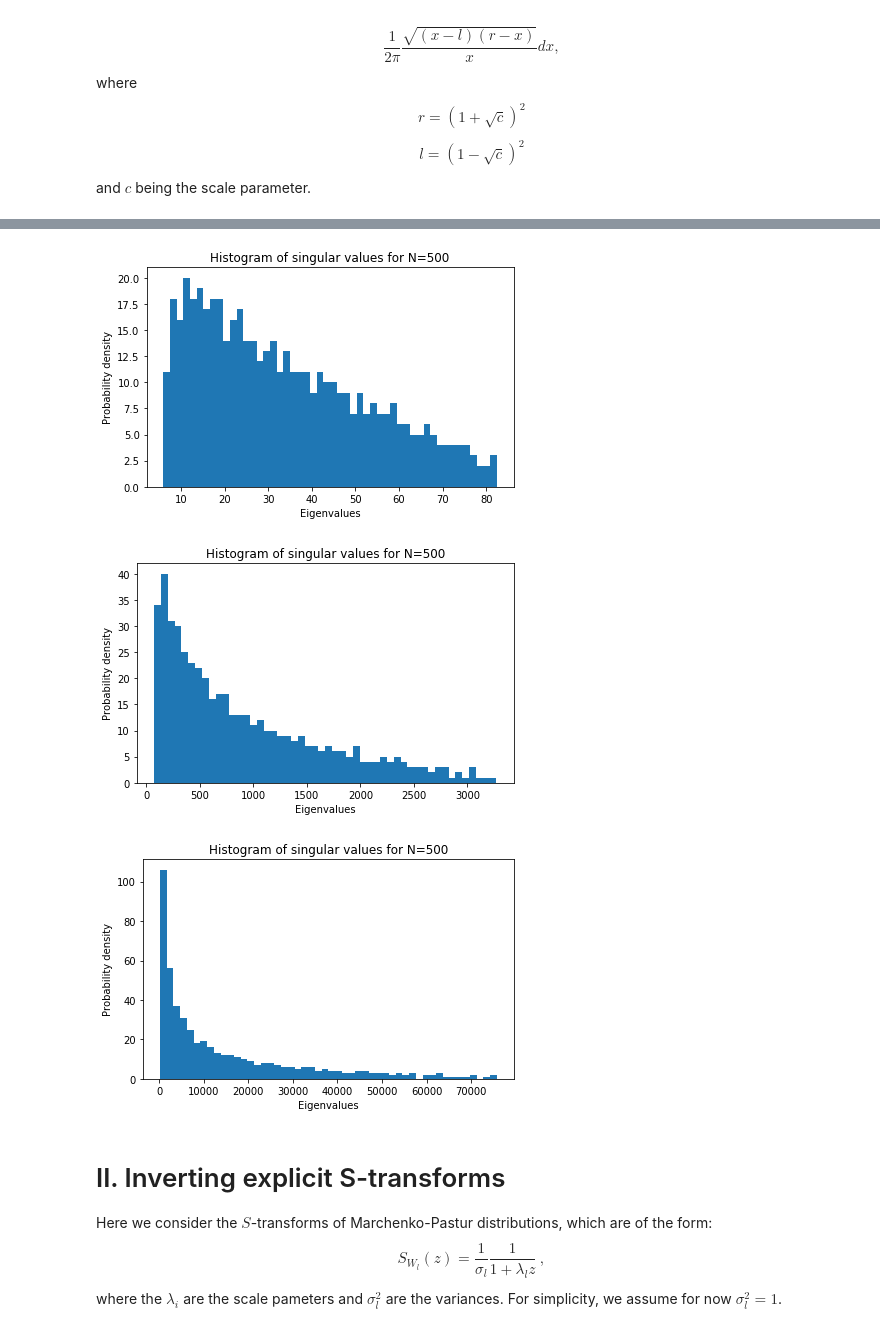
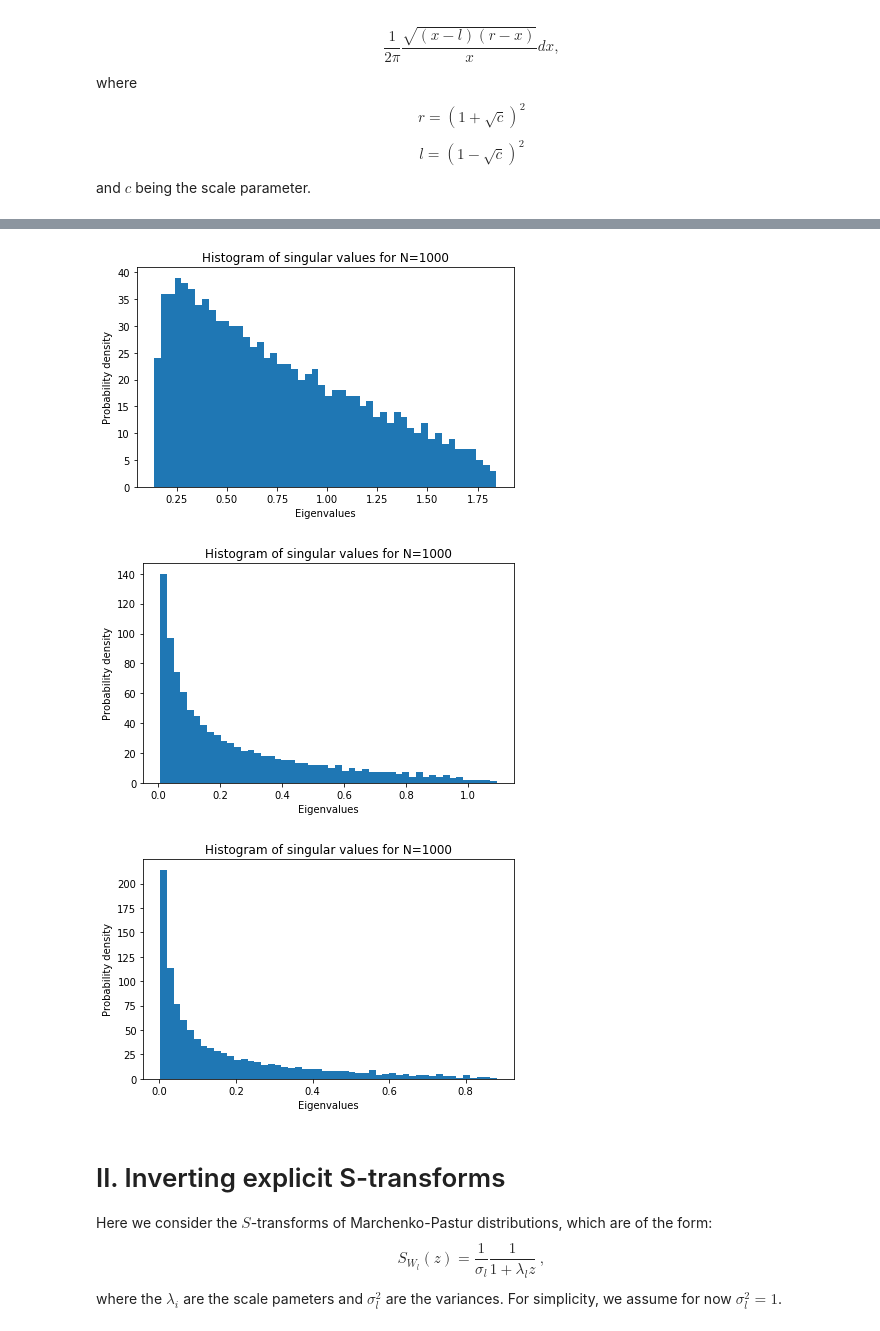
Before and after one commit to redachhaibi/FreeNN, a Jupyter notebook: ipynb/MultiplicativeFreeConvolution.ipynb, the cells around one changed output, grey strips where cells are left out. Cells and saved outputs as stored; diff of their text form; code cells hidden in the pictures.

```diff
--- a/ipynb/MultiplicativeFreeConvolution.ipynb
+++ b/ipynb/MultiplicativeFreeConvolution.ipynb
@@ -49,33 +50,33 @@ plt.show()
 # %%
 # Multiple ones
-scale_params = [3, 1, 0.5]
+scale_params = [3, 0.5, 2]
 
-N=500
+N=1000
 num_bins=50
 
 M = np.identity(N)
 for c in scale_params:
     p, q = M.shape
     qq = int(c*q)
-    G = np.random.normal( size=(q,qq) )/np.sqrt(np.sqrt(q+qq))
+    G = np.random.normal( size=(q,qq) )/np.sqrt(q+qq)
     M = M.dot( G )
     W = M.dot( M.transpose() )
     diag, U = np.linalg.eig(W)
 
     # Histogram of singular values
     fig, ax = plt.subplots()
     n, bins, patches = ax.hist(diag, num_bins)
     #y = np.sqrt( (r-bins)*(bins-l) )/(2*np.pi*bins)
     #ax.plot(bins)
     ax.set_xlabel('Eigenvalues')
     ax.set_ylabel('Probability density')
     ax.set_title(r'Histogram of singular values for N={}'.format(N))
     fig.tight_layout()
     plt.show()
 # %% [output]
-[figure, old version]
+[figure, new version]
-[figure, old version]
+[figure, new version]
-[figure, old version]
+[figure, new version]
 # %% [markdown]
 # II. Inverting explicit S-transforms
 Here we consider the $S$-transforms of Marchenko-Pastur distributions, which are of the form:
```
Also changed, not shown: parts of 12 cells of this notebook.
